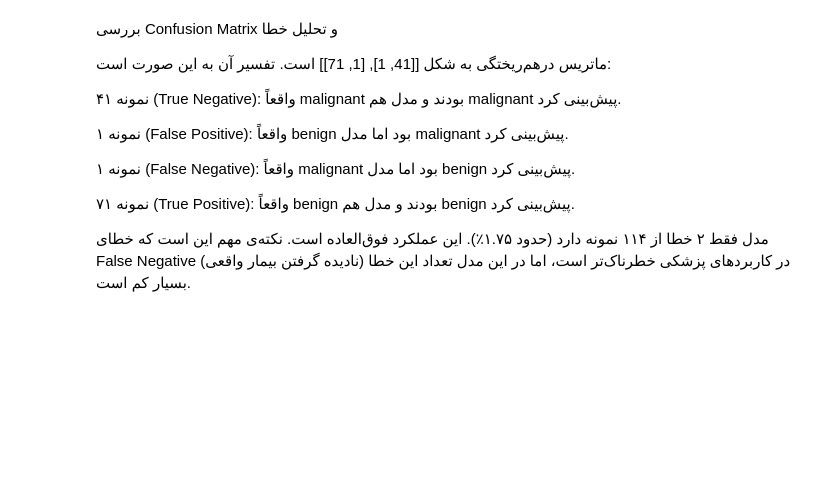
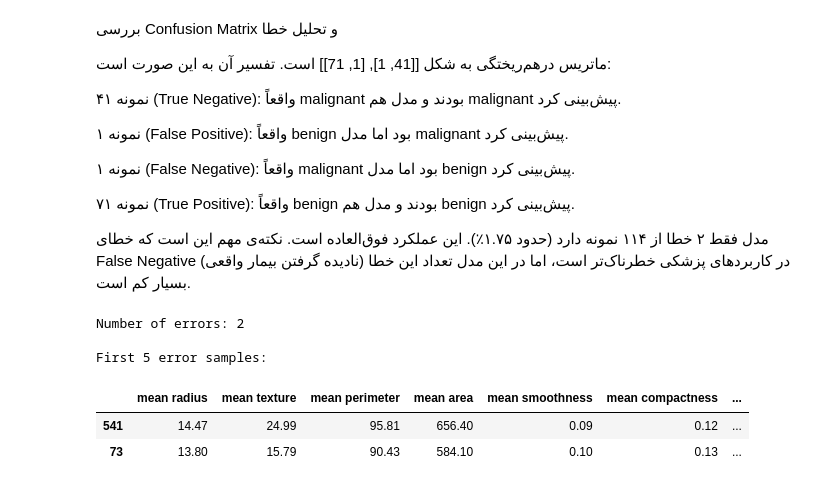
Before and after one commit to amirtech-ai/tabular-ml-prediction-api, a Jupyter notebook: notebooks/initial_data_analysis_1.ipynb, the cells around one changed output. Cells and saved outputs as stored; diff of their text form; code cells hidden in the pictures; blank space fills up the shorter version.

Commit message:
Complete first-week model evaluation

```diff
--- a/notebooks/initial_data_analysis_1.ipynb
+++ b/notebooks/initial_data_analysis_1.ipynb
@@ -774,3 +774,21 @@ print(cm)
 ۷۱ نمونه (True Positive): واقعاً benign بودند و مدل هم benign پیش‌بینی کرد.
 
 مدل فقط ۲ خطا از ۱۱۴ نمونه دارد (حدود ۱.۷۵٪). این عملکرد فوق‌العاده است. نکته‌ی مهم این است که خطای False Negative (نادیده گرفتن بیمار واقعی) در کاربردهای پزشکی خطرناک‌تر است، اما در این مدل تعداد این خطا بسیار کم است.
+# %%
+error_analysis = X_test.copy()
+error_analysis["actual"] = y_test
+error_analysis["predicted"] = predictions
+
+# فقط ردیف‌هایی که actual با predicted برابر نیست
+errors = error_analysis[error_analysis["actual"] != error_analysis["predicted"]]
+
+print("Number of errors:", len(errors))
+print("\nFirst 5 error samples:")
+errors.head()
+# %% [output]
+Number of errors: 2
+
+First 5 error samples:
+|  | mean radius | mean texture | mean perimeter | mean area | mean smoothness | mean compactness | ... |
+| 541 | 14.47 | 24.99 | 95.81 | 656.40 | 0.09 | 0.12 | ... |
+| 73 | 13.80 | 15.79 | 90.43 | 584.10 | 0.10 | 0.13 | ... |
```
Also changed, not shown: parts of 3 cells of this notebook, 4 other files.
